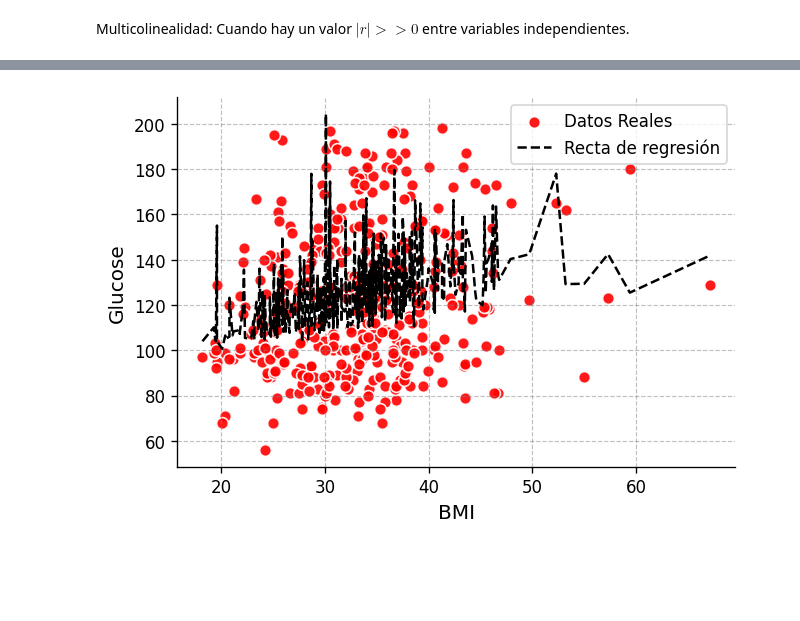
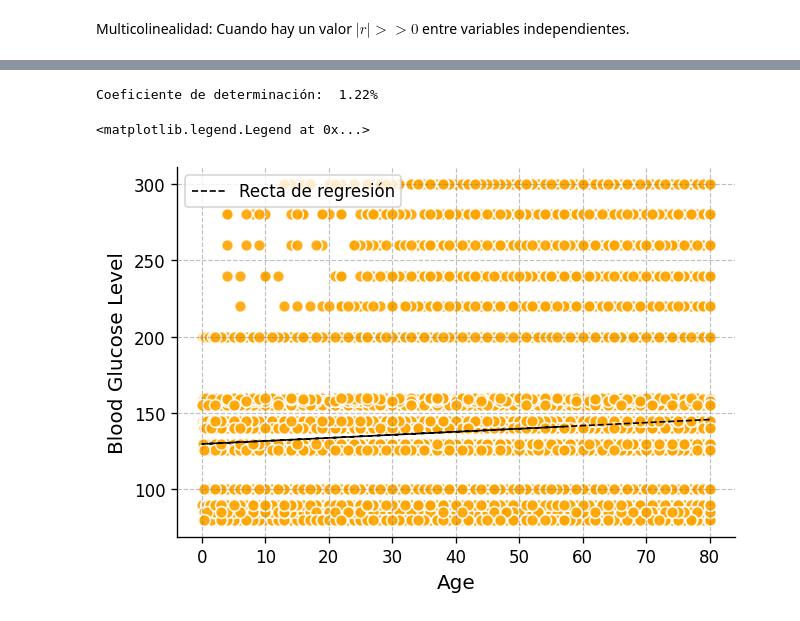
Before and after one commit to maria00med/EstadisticaVerano2026, a Jupyter notebook: Examen_Práctico.ipynb, the cells around one changed output, grey strips where cells are left out. Saved outputs shown, nothing was run; the diff lists cells and outputs as text; code cells hidden in the pictures; blank space fills up the shorter version.

```diff
--- a/Examen_Práctico.ipynb
+++ b/Examen_Práctico.ipynb
@@ -77,6 +66,6 @@ Para asegurar que el modelo es confiable y no solo producto del azar, se realiza
 # **RESULTADOS**
 # %%
 import pandas as pd
-df = pd.read_csv('/content/diabetes.csv')
+df = pd.read_csv('/content/diabetes_prediction_dataset.csv.zip')
 df
 # %% [output]
@@ -96,3 +94,5 @@ df
+# %%
+df = df[df['gender'] != 'Other']
 # %%
 df.info()
 # %% [output]
@@ -321,8 +359,8 @@ Las variables independientes deben tener un $r$ alto con la variable dependiente
 # %% [markdown]
 Multicolinealidad: Cuando hay un valor $|r|>>0$ entre variables independientes.
 # %%
-y = df['Glucose']
-x = df[['BMI', 'Age', 'BloodPressure', 'Insulin', 'Pregnancies']]
+y = df['blood_glucose_level']
+x = df[['age']]
 # %%
 import statsmodels.api as sm
 x_constante = sm.add_constant(x)
@@ -359,7 +369,15 @@ Coeficiente de determinación:  34.87%
+# %%
+# Coeficiente de determinación
+from sklearn.metrics import r2_score
+
+r2 = r2_score(y, y_calculada)
+
+print(f"Coeficiente de determinación: {r2: 0.2%}")
+# %% [output]
+Coeficiente de determinación:  1.22%
 # %%
-# Importamos las librerías necesarias
+# Importamos la librería matplotlib.pyplot y le damos el pseudónimo plt
 import matplotlib.pyplot as plt
-import numpy as np
 
 # Configuración general del gráfico
 plt.figure(
@@ -367,69 +385,61 @@ plt.figure(
     dpi=120           # resolución del gráfico
 )
 
-# 1. Gráfico de dispersión (Tus puntos reales en rojo)
+# Gráfico de dispersión
 plt.scatter(
-    x['BMI'], y,      # Usando 'BMI' para el eje x, y 'y' (Glucosa) para el eje y
-    marker="o",
-    color='red',      # color de los puntos
-    edgecolor='white',# borde de los puntos
-    alpha=0.9,        # transparencia
-    s=50,             # tamaño de los puntos
-    label='Datos Reales'
+    X['age'], Y,
+    marker="o",       # forma: googlear "matplotlib.markers"
+    color='orange',     # color de los puntos
+    edgecolor='white',    # borde de los puntos
+    alpha=0.9,            # transparencia: 0 es invisible y 1 es color sólido
+    s=50,                 # tamaño de los puntos
 )
 
-# --- PROCESO DE ORDENAMIENTO (Para evitar la línea vertical) ---
-orden = np.argsort(x['BMI'])
-bmi_ordenado = x['BMI'].iloc[orden]
-y_pred_ordenado = y_calculada_nuevo.iloc[orden]
-
-# 2. Gráfico de línea (La recta de regresión perfectamente alineada)
+# Gráfico de línea
 plt.plot(
-    bmi_ordenado, y_pred_ordenado, # Usamos AMBAS variables ya ordenadas de menor a mayor
-    color='black',       # color de la línea
-    linewidth=1.5,       # grosor de la línea
-    linestyle='--',      # estilo de línea punteada
+    X['age'], y_calculada,
+    color='black',   # color de la línea
+    linewidth=1.0,        # grosor de la línea
+    linestyle='--',        # estilo de línea
     label='Recta de regresión'
 )
 
 # Etiquetas de los ejes
+# eje x
 plt.xlabel(
-    'BMI',
-    fontsize=12
+    'Age', # etiqueta del eje x
+    fontsize=12  # tamaño de fuente
 )
 
 plt.ylabel(
-    'Glucose',
-    fontsize=12
+    'Blood Glucose Level', # etiqueta del eje y
+    fontsize=12 # tamaño de fuente
 )
 
-# Tamaño de fuente de los números en los ejes
+# Fuente de los ticks
 plt.xticks(fontsize=10)
 plt.yticks(fontsize=10)
 
-# Ocultar los marcos superior y derecho para un diseño limpio
-plt.gca().spines['right'].set_visible(False)
-plt.gca().spines['top'].set_visible(False)
+# Márgenes
+plt.gca().spines['right'].set_visible(False) # derecha
+plt.gca().spines['top'].set_visible(False)   # superior
 
-# Cuadrícula de fondo (gris y discreta)
+# Cuadrícula (opcional, pero didáctica)
 plt.grid(
     visible=True,
     linestyle='--',
     linewidth=0.7,
     alpha=0.5,
     color="gray"
 )
 
-# Mostrar la leyenda en la mejor posición
 plt.legend(
     loc='best',
     fontsize=10
 )
-
-# Mostrar el gráfico final impecable
-plt.show()
 # %% [output]
+<matplotlib.legend.Legend at 0x...>
-[figure, old version]
+[figure, new version]
 # %%
 residuales = modelo.resid
 # %%
```
Also changed, not shown: parts of 46 cells of this notebook.
